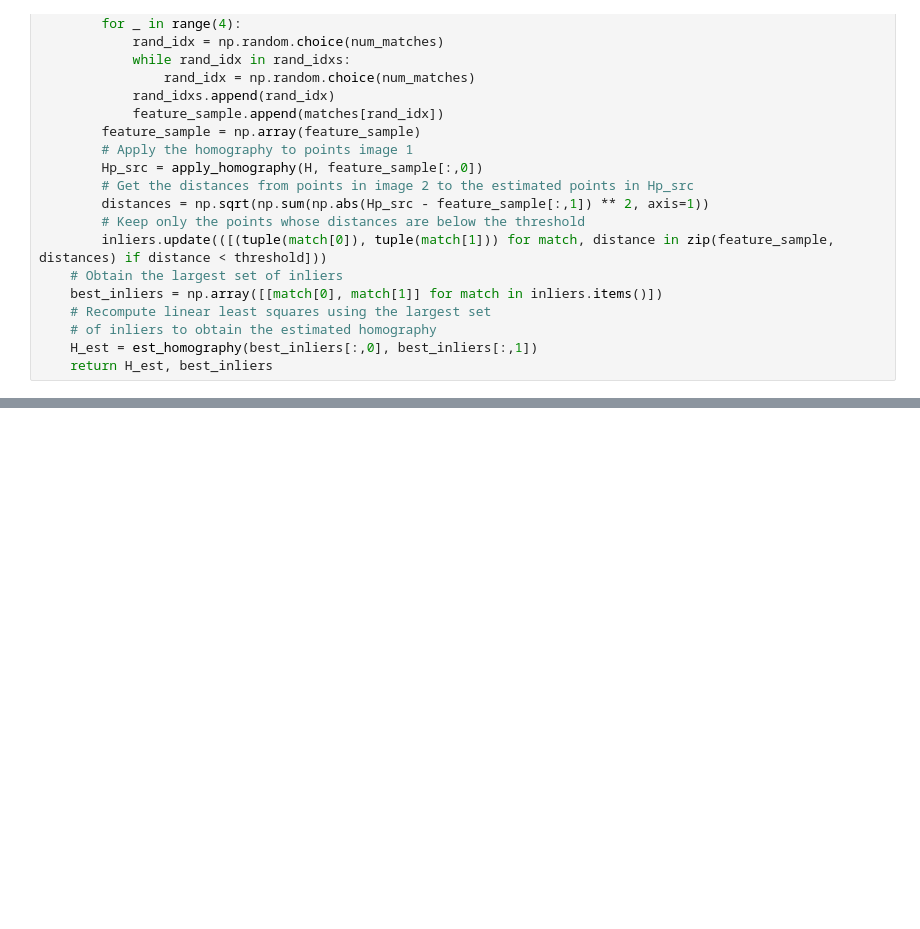
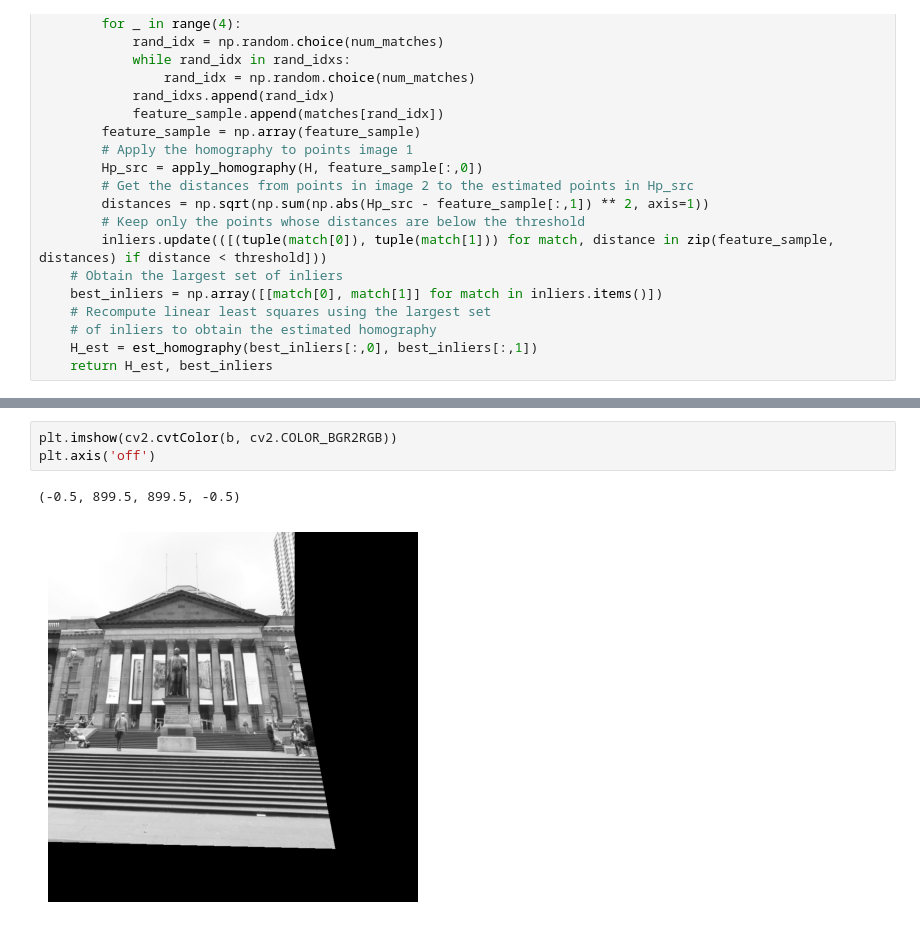
Before and after one commit to Feenet/Panorama-Stitching, a Jupyter notebook: code/panorama.ipynb, the cells around one changed output, grey strips where cells are left out. Saved outputs shown, nothing was run; the diff lists cells and outputs as text; blank space fills up the shorter version.

```diff
--- a/code/panorama.ipynb
+++ b/code/panorama.ipynb
@@ -288,0 +354,6 @@ def blend_images():
+# %%
+plt.imshow(cv2.cvtColor(b, cv2.COLOR_BGR2RGB))
+plt.axis('off')
+# %% [output]
+(-0.5, 899.5, 899.5, -0.5)
+[figure, added]
```
Also changed, not shown: parts of 7 cells of this notebook.
